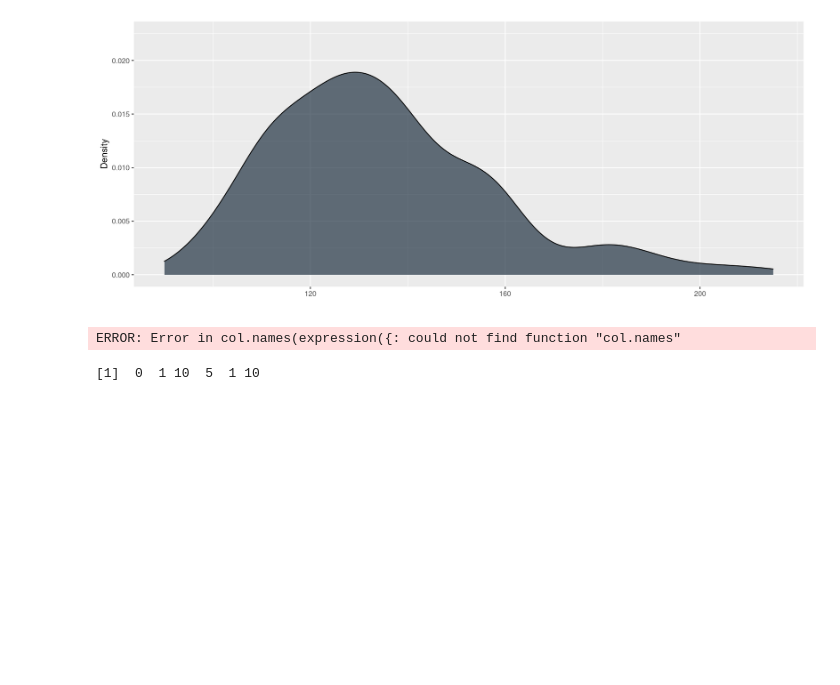
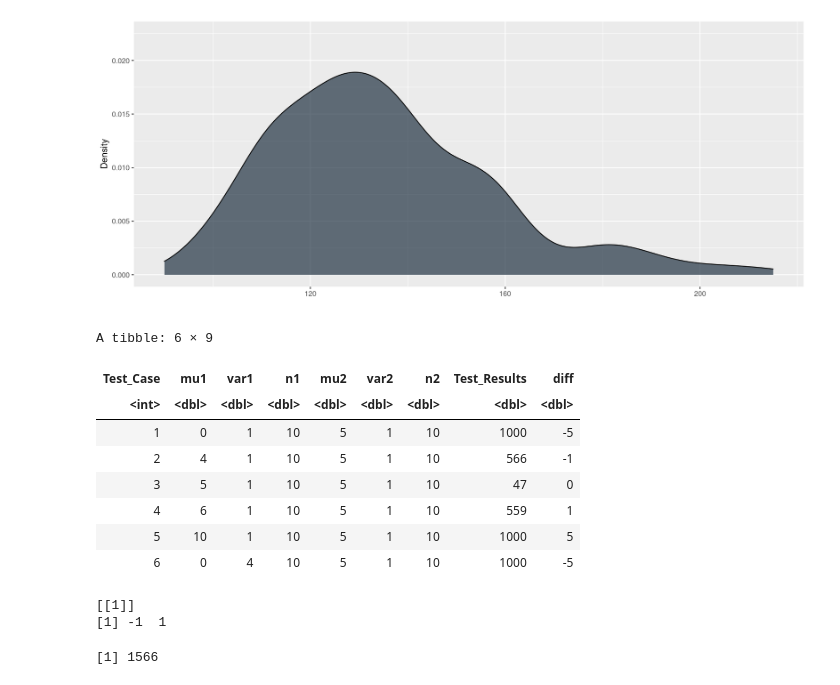
Before and after one commit to hkopanski/502_final_project, a Jupyter notebook: 502_Project.ipynb, the cells around one changed output. Cells and saved outputs as stored; diff of their text form; code cells hidden in the pictures; blank space fills up the shorter version.

```diff
--- a/502_Project.ipynb
+++ b/502_Project.ipynb
@@ -1151,9 +1151,9 @@ var2 <- 1
 n2 <- c(10, 30, 70)
 
 
-df_combo <- data.frame(expand.grid(mu1, var1, n1, mu2, var2, n2))
-df_combo2 <- cbind(1:nrow(df_combo), df_combo, rep(0, nrow(df_combo)))
-colnames(df_combo2) <- c("Test Case", "mu1", "var1", "n1", "mu2", "var2", "n2", "Test Results")
+df_combo <- expand.grid(mu1, var1, n1, mu2, var2, n2)
+df_combo2 <- tibble(cbind(1:nrow(df_combo), df_combo, rep(0, nrow(df_combo))))
+colnames(df_combo2) <- c("Test_Case", "mu1", "var1", "n1", "mu2", "var2", "n2", "Test_Results")
 
 test_results <- list()
 
@@ -1161,11 +1161,28 @@ for (i in 1:nrow(df_combo)){
     test_results[[i]] <- do.call(sim_test, as.list(as.numeric(df_combo[i,])))
     df_combo2[i, 8] <- sum(as.data.frame(test_results[i])[,8])
     }
+
+df_combo2 <- df_combo2 %>% mutate(diff = mu1 - mu2) %>% head()
-# %%
-knitr::kable(df_combo2, col.names(expression({mu})))
-# %% [output]
-ERROR: Error in col.names(expression({: could not find function "col.names"
-# %%
-as.numeric(df_combo[1,])
-# %% [output]
-[1]  0  1 10  5  1 10
+# %%
+df_combo2 <- df_combo2 %>% mutate(diff = mu1 - mu2) %>% head()
+# %%
+df_combo2
+# %% [output]
+A tibble: 6 × 9
+| Test_Case | mu1 | var1 | n1 | mu2 | var2 | n2 | Test_Results | diff |
+| <int> | <dbl> | <dbl> | <dbl> | <dbl> | <dbl> | <dbl> | <dbl> | <dbl> |
+| 1 | 0 | 1 | 10 | 5 | 1 | 10 | 1000 | -5 |
+| 2 | 4 | 1 | 10 | 5 | 1 | 10 | 566 | -1 |
+| 3 | 5 | 1 | 10 | 5 | 1 | 10 | 47 | 0 |
+| 4 | 6 | 1 | 10 | 5 | 1 | 10 | 559 | 1 |
+| 5 | 10 | 1 | 10 | 5 | 1 | 10 | 1000 | 5 |
+| 6 | 0 | 4 | 10 | 5 | 1 | 10 | 1000 | -5 |
+# %%
+df_combo2  %>% mutate(diff = mu1 - mu2) %>% filter(Test_Results <= 950, diff !=0 ) %>% select(diff) %>% unique() %>% as.list() %>% unname()
+# %% [output]
+[[1]]
+[1] -1  1
+# %%
+as.numeric(df_combo2[2,8] + df_combo2[5,8])
+# %% [output]
+[1] 1566
```
Also changed, not shown: parts of 1 cell of this notebook, 4 other files.
